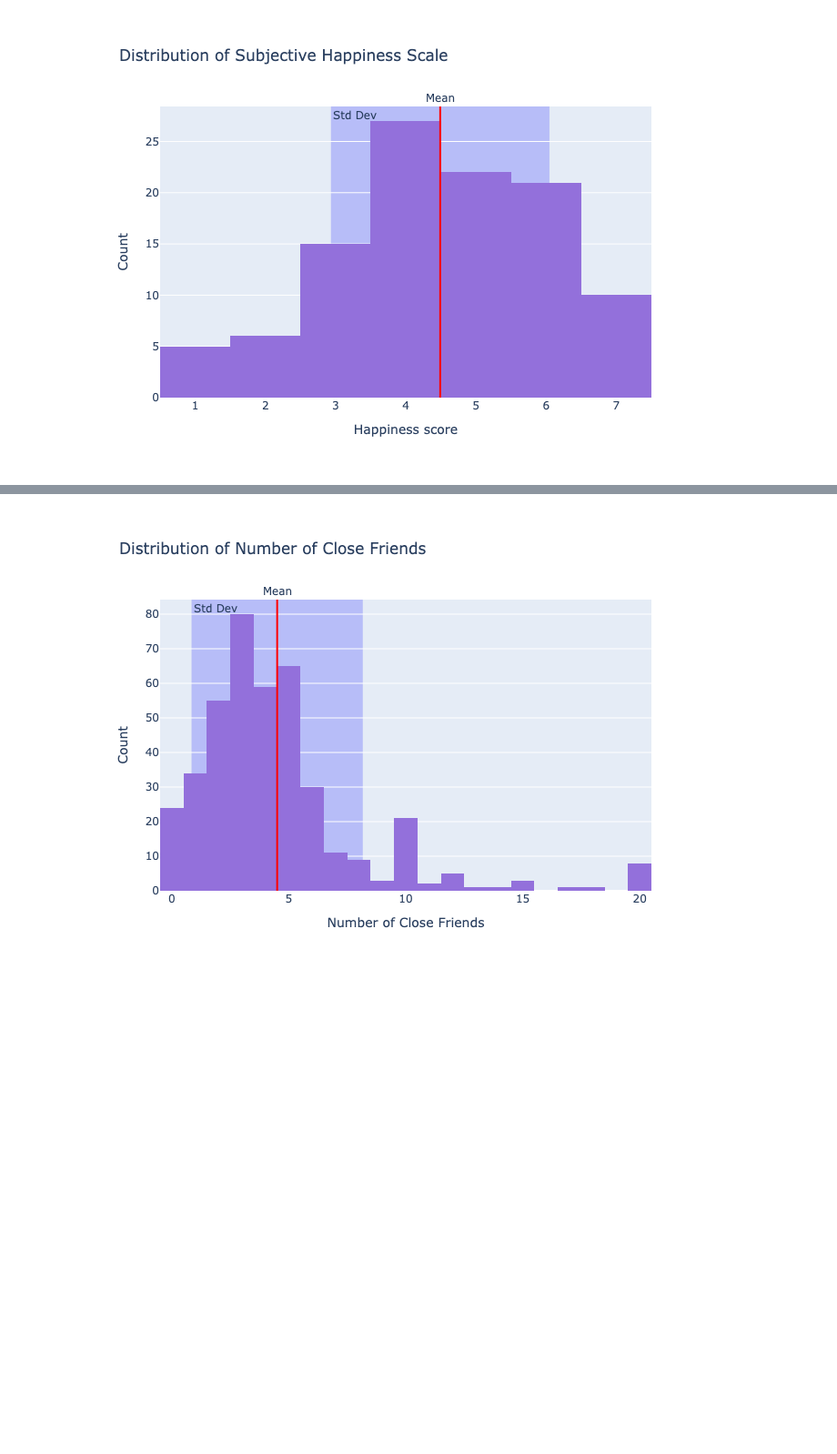
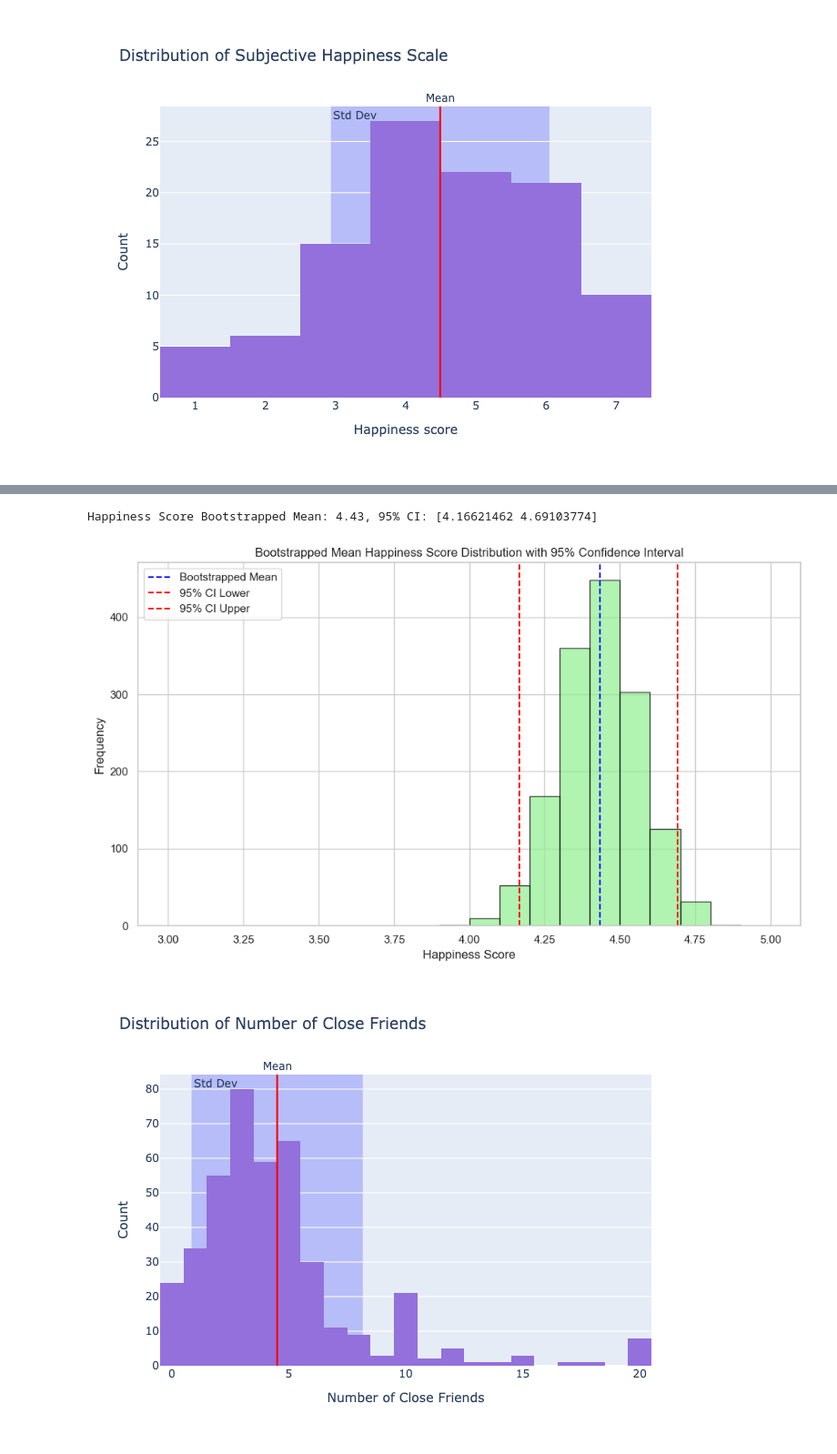
Before and after one commit to LucaPiccone/sta130, a Jupyter notebook: CP/Contribution1.ipynb, the cells around one changed output, grey strips where cells are left out. Shown at 91% size. Saved outputs shown, nothing was run; the diff lists cells and outputs as text; code cells hidden in the pictures; blank space fills up the shorter version.

```diff
--- a/CP/Contribution1.ipynb
+++ b/CP/Contribution1.ipynb
@@ -175,3 +186,67 @@ plt.show()
+# %%
+import numpy as np
+
+# Assuming df is your DataFrame
+sample_size = df.shape[0]
+number_of_simulations = 1500
+
+# Initialize an array to store the bootstrapped means
+happiness_score_bootstrapped_means = np.zeros(number_of_simulations)
+
+# Set the seed for reproducibility
+np.random.seed(130)
+
+# Perform bootstrapping
+for i in range(number_of_simulations):
+    # Sample with replacement
+    simulated_sample = df_happinessScale_numFriends_shy.WELLNESS_subjective_happiness_scale_score.sample(n=sample_size, replace=True)
+
+    # Calculate the mean of the simulated sample
+    happiness_score_bootstrapped_means[i] = simulated_sample.mean()
+
+# Now, bootstrapped_means contains the distribution of the means
+
+# Calculate the mean of the bootstrapped means
+mean_estimate = happiness_score_bootstrapped_means.mean()
+
+# Calculate the 95% happiness_score_bootstrapped_means interval using percentiles
+ci = np.percentile(happiness_score_bootstrapped_means, [2.5, 97.5])
+
+# Print the results
+print(f"Happiness Score Bootstrapped Mean: {mean_estimate:.2f}, 95% CI: {ci}")
+# %% [output]
+Happiness Score Bootstrapped Mean: 4.43, 95% CI: [4.16621462 4.69103774]
+# %%
+import matplotlib.pyplot as plt
+import numpy as np
+
+# Create the histogram for the bootstrapped means
+plt.figure(figsize=(10, 6))
+
+# Adjust bin size for better resolution (e.g., 0.1 or 0.5 depending on your data range)
+plt.hist(happiness_score_bootstrapped_means, bins=np.arange(np.floor(min(happiness_score_bootstrapped_means)),
+         np.ceil(max(happiness_score_bootstrapped_means)) + 0.1, 0.1), color='lightgreen', edgecolor='black', alpha=0.7)
+
+# Plot the mean of the bootstrapped means
+plt.axvline(mean_estimate, color='blue', linestyle='--', label='Bootstrapped Mean')
+
+# Plot the 95% confidence interval
+plt.axvline(ci[0], color='red', linestyle='--', label='95% CI Lower')
+plt.axvline(ci[1], color='red', linestyle='--', label='95% CI Upper')
+
+# Add titles and labels
+plt.title('Bootstrapped Mean Happiness Score Distribution with 95% Confidence Interval')
+plt.xlabel('Happiness Score')
+plt.ylabel('Frequency')
+
+# Show legend
+plt.legend()
+
+# Adjust layout and show the plot
+plt.tight_layout()
+plt.show()
+# %% [output]
+[figure, added]
 # %%
 import plotly.express as px
 
```
Also changed, not shown: parts of 10 cells of this notebook, 4 other files.
